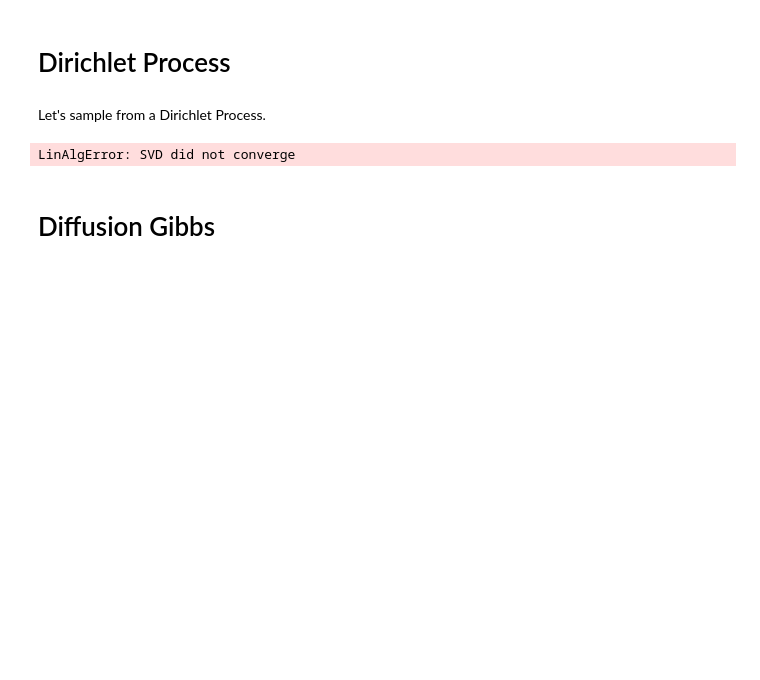
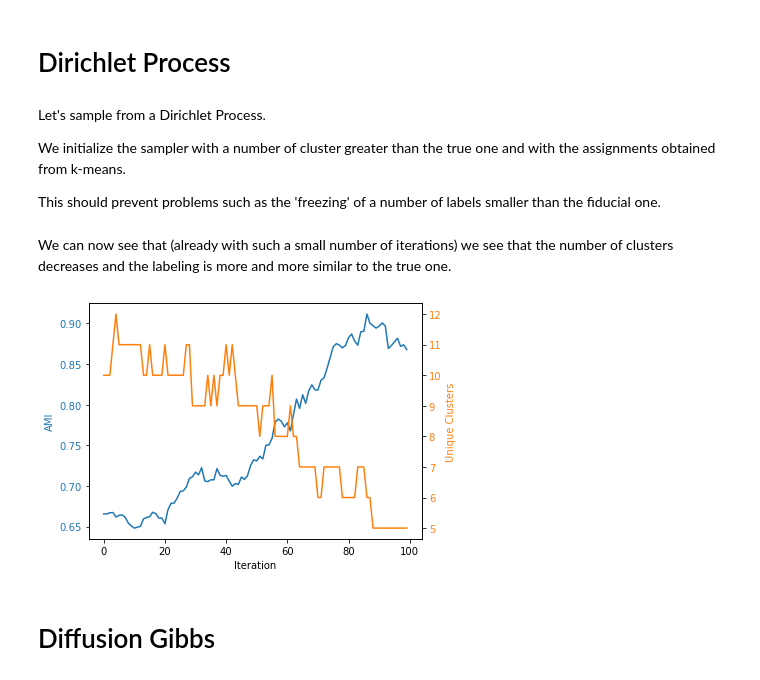
Before and after one commit to Wraithmat/Bayesian-Clustering, a Jupyter notebook: tutorial.ipynb, the cells around one changed output. Saved outputs shown, nothing was run; the diff lists cells and outputs as text; code cells hidden in the pictures; blank space fills up the shorter version.

Commit message:
Dirichlet Sampling inserted in the tutorial

```diff
--- a/tutorial.ipynb
+++ b/tutorial.ipynb
@@ -63,11 +63,34 @@ plt.show()
 [figure]
 # %% [markdown]
 # Dirichlet Process
-# %% [markdown]
-Let's sample from a Dirichlet Process.
-# %%
-Dirichlet=DPSampler(data)
-# %% [output]
-LinAlgError: SVD did not converge
+# %% [markdown]
+Let's sample from a Dirichlet Process.
+
+We initialize the sampler with a number of cluster greater than the true one and with the assignments obtained from k-means.
+
+This should prevent problems such as the 'freezing' of a number of labels smaller than the fiducial one.
+# %%
+Dir_sampler=DPSampler(data, hot_start=1, n_clusters_0=8, n_iter=100)
+DP=Dir_sampler.run()
+# %% [markdown]
+We can now see that (already with such a small number of iterations) we see that the number of clusters decreases and the labeling is more and more similar to the true one.
+# %%
+AMI=[]
+for i in range(100):
+    AMI.append(adjusted_mutual_info_score(DP['assignements'][i], data_[:,2]))
+fig, ax1 = plt.subplots()
+ax1.set_xlabel('Iteration')
+ax1.set_ylabel('AMI', color='tab:blue')
+ax1.plot(AMI, color='tab:blue')
+ax1.tick_params(axis='y', labelcolor='tab:blue')
+ax2 = ax1.twinx()
+unique_clusters = [len(np.unique(DP['assignements'][i])) for i in range(100)]
+ax2.set_ylabel('Unique Clusters', color='tab:orange')
+ax2.plot(unique_clusters, color='tab:orange')
+ax2.tick_params(axis='y', labelcolor='tab:orange')
+fig.tight_layout()
+plt.show()
+# %% [output]
+[figure, added]
 # %% [markdown]
 # Diffusion Gibbs
```
Also changed, not shown: 2 other files.
